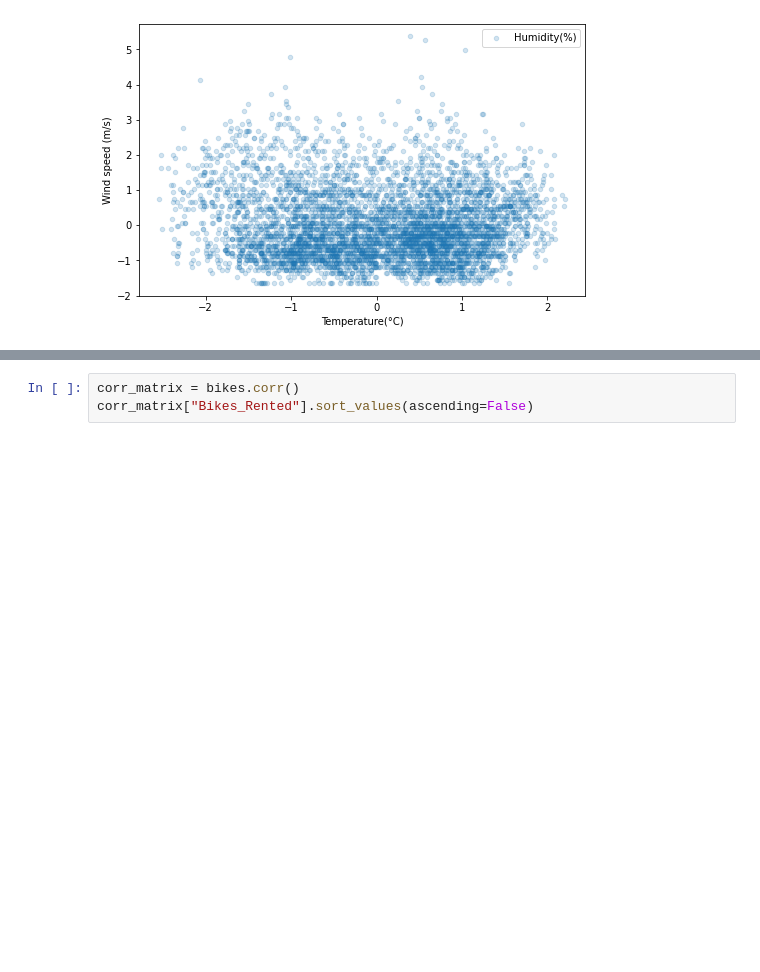
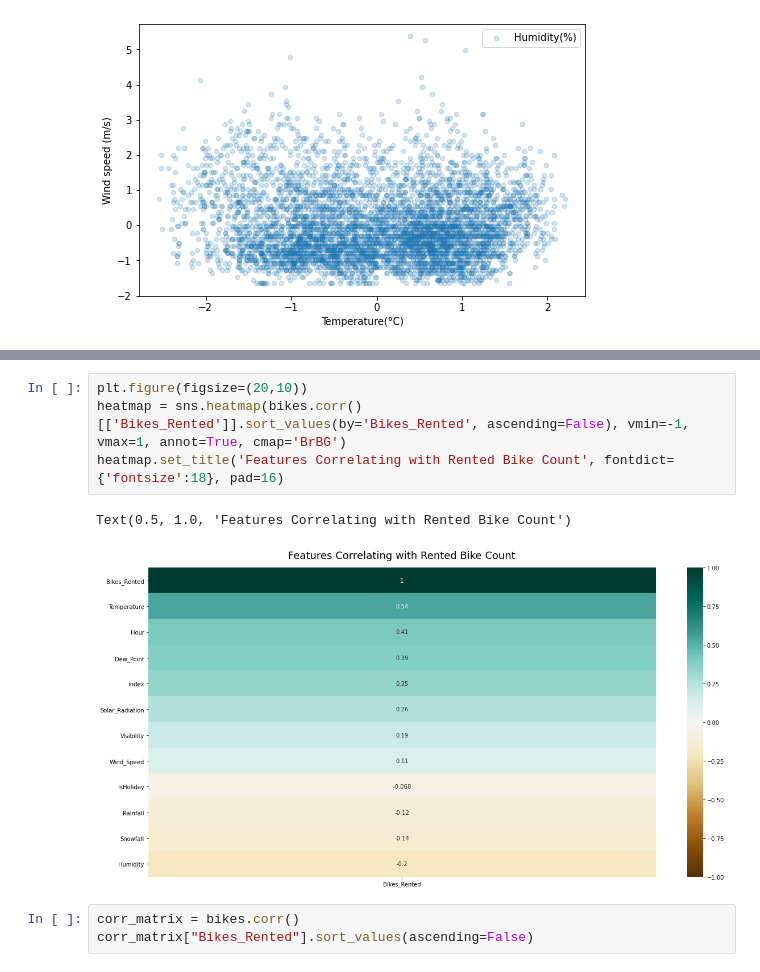
Before and after one commit to UsmanZafar911/Bikes-Rental-seoul, a Jupyter notebook: Seoul_Bike_Rental.ipynb, the cells around one changed output, grey strips where cells are left out. Cells and saved outputs as stored; diff of their text form; blank space fills up the shorter version.

```diff
--- a/Seoul_Bike_Rental.ipynb
+++ b/Seoul_Bike_Rental.ipynb
@@ -296,3 +296,10 @@ sns.heatmap(X_train.corr(),annot=True)
+# %%
+plt.figure(figsize=(20,10))
+heatmap = sns.heatmap(bikes.corr()[['Bikes_Rented']].sort_values(by='Bikes_Rented', ascending=False), vmin=-1, vmax=1, annot=True, cmap='BrBG')
+heatmap.set_title('Features Correlating with Rented Bike Count', fontdict={'fontsize':18}, pad=16)
+# %% [output]
+Text(0.5, 1.0, 'Features Correlating with Rented Bike Count')
+[figure, added]
 # %%
 corr_matrix = bikes.corr()
 corr_matrix["Bikes_Rented"].sort_values(ascending=False)
```
Also changed, not shown: parts of 18 cells of this notebook.
